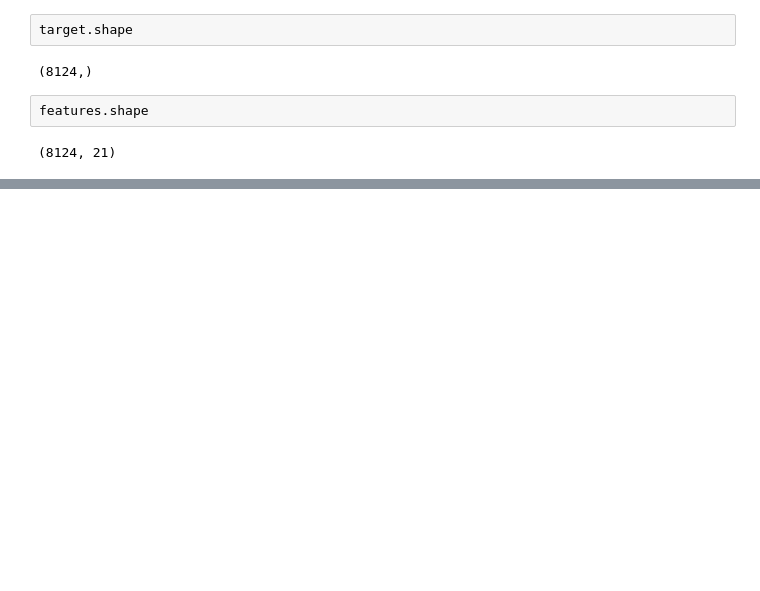
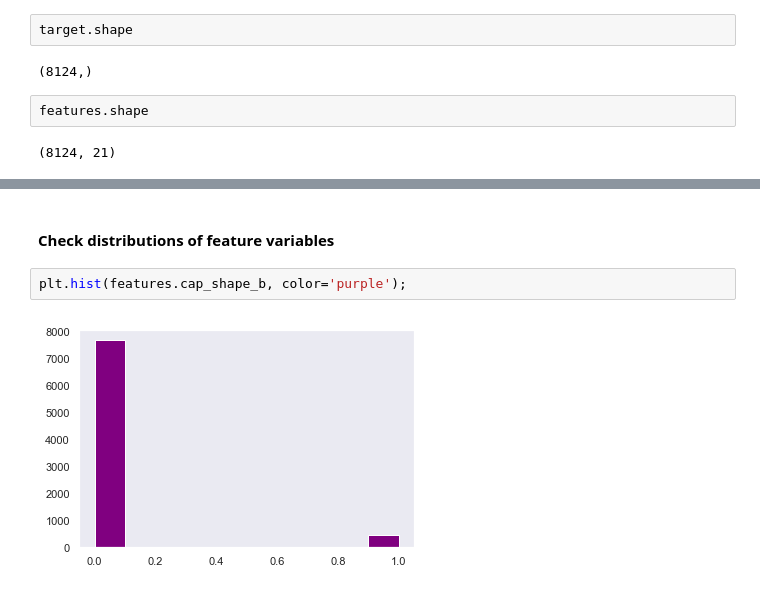
Before and after one commit to MagicMilly/dsc-3-final-project-online-ds-ft-100118, a Jupyter notebook: student.ipynb, the cells around one changed output, grey strips where cells are left out. Cells and saved outputs as stored; diff of their text form; blank space fills up the shorter version.

```diff
--- a/student.ipynb
+++ b/student.ipynb
@@ -288,0 +369,6 @@ features.shape
+# %% [markdown]
+#### Check distributions of feature variables
+# %%
+plt.hist(features.cap_shape_b, color='purple');
+# %% [output]
+[figure, added]
```
Also changed, not shown: parts of 18 cells of this notebook.
